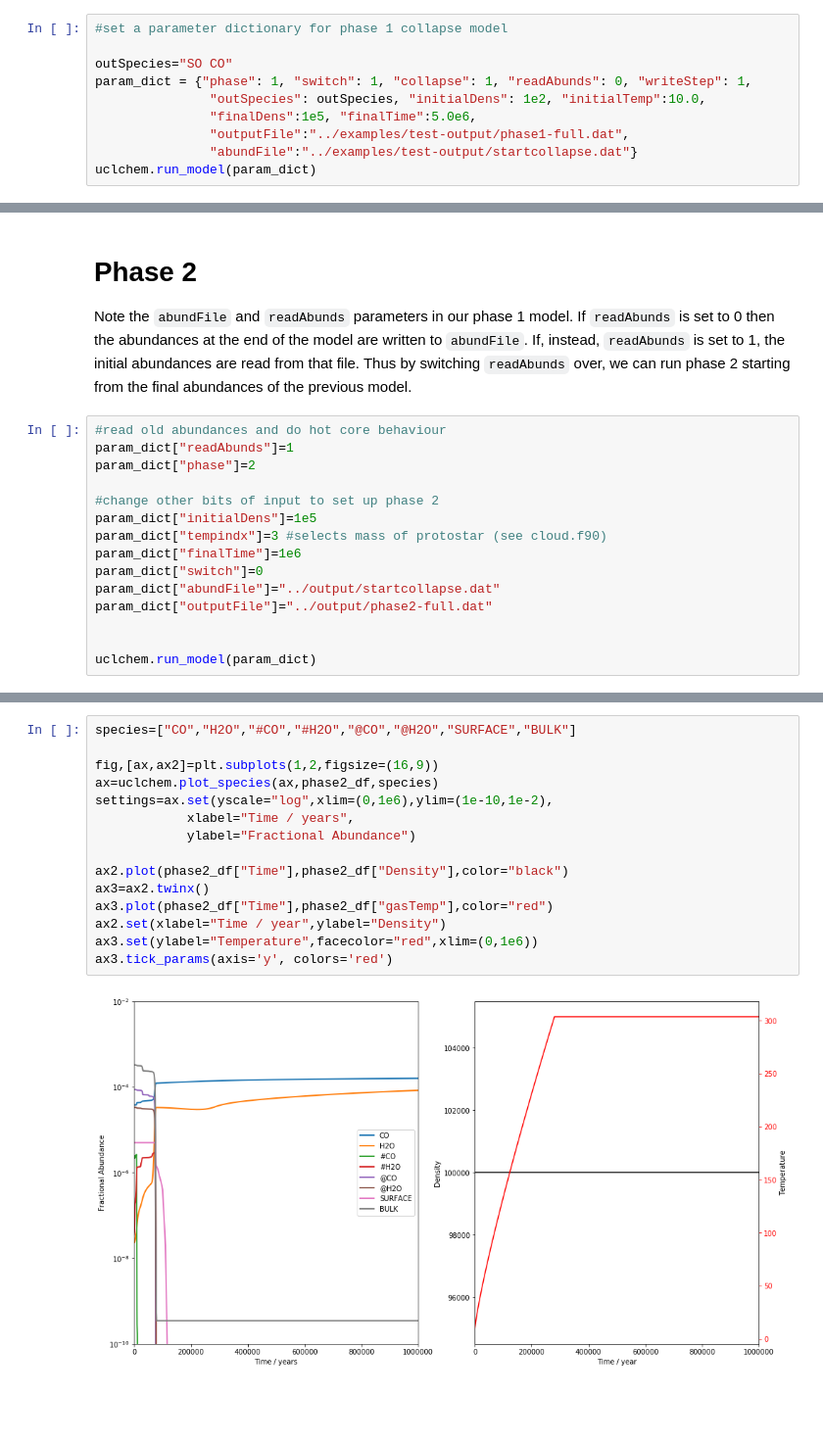
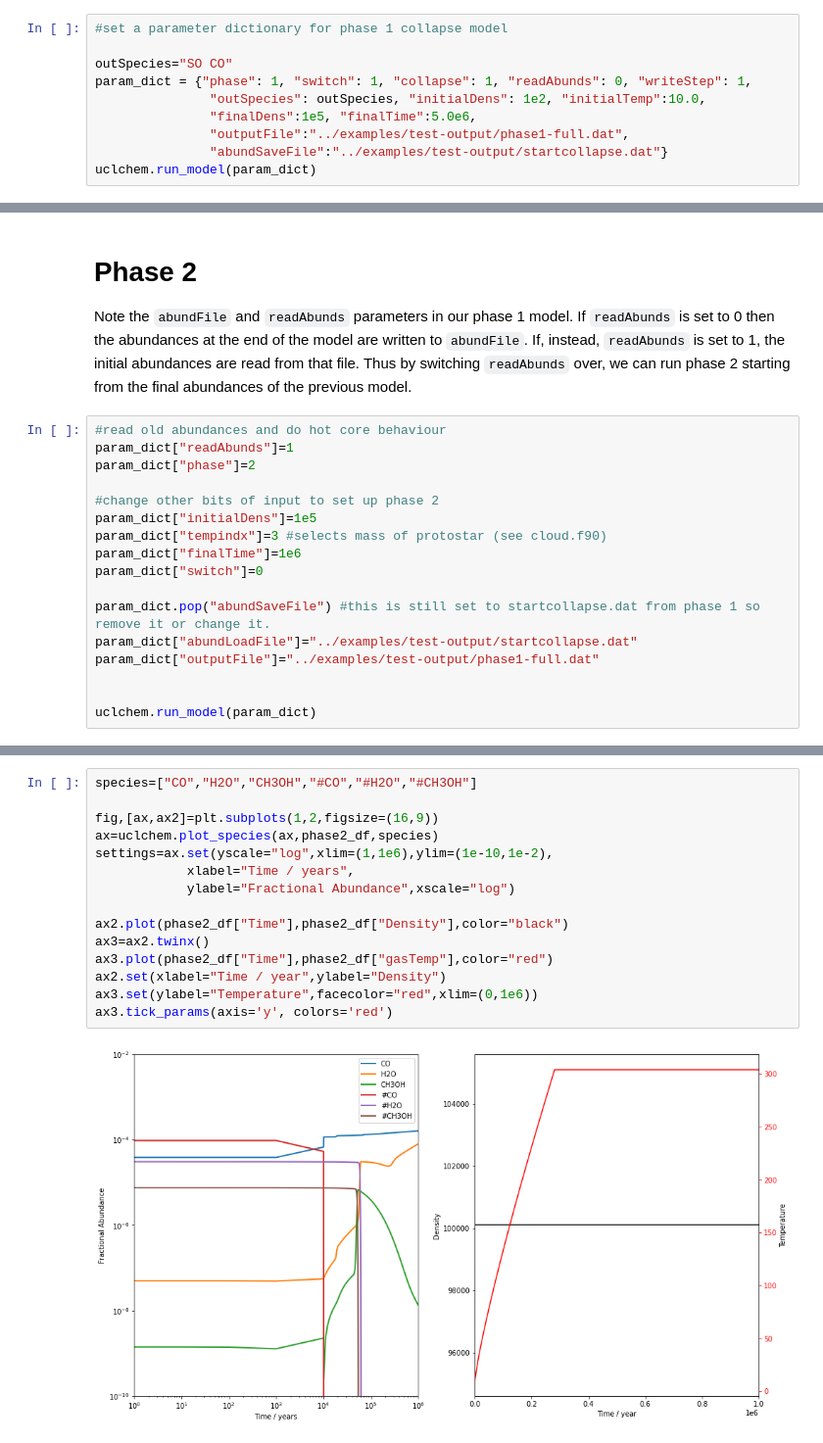
Before and after one commit to uclchem/UCLCHEM, a Jupyter notebook: Python/first_models.ipynb, the cells around one changed output, grey strips where cells are left out. Shown at 98% size. Cells and saved outputs as stored; diff of their text form; blank space fills up the shorter version.

```diff
--- a/Python/first_models.ipynb
+++ b/Python/first_models.ipynb
@@ -28,7 +28,7 @@ param_dict = {"phase": 1, "switch": 1, "collapse": 1, "readAbunds": 0, "writeSte
                "outSpecies": outSpecies, "initialDens": 1e2, "initialTemp":10.0,
                "finalDens":1e5, "finalTime":5.0e6,
                "outputFile":"../examples/test-output/phase1-full.dat",
-               "abundFile":"../examples/test-output/startcollapse.dat"}
+               "abundSaveFile":"../examples/test-output/startcollapse.dat"}
 uclchem.run_model(param_dict)
 # %% [output]
 0
@@ -65,8 +65,10 @@ param_dict["initialDens"]=1e5
 param_dict["tempindx"]=3 #selects mass of protostar (see cloud.f90)
 param_dict["finalTime"]=1e6
 param_dict["switch"]=0
-param_dict["abundFile"]="../output/startcollapse.dat"
-param_dict["outputFile"]="../output/phase2-full.dat"
+
+param_dict.pop("abundSaveFile") #this is still set to startcollapse.dat from phase 1 so remove it or change it.
+param_dict["abundLoadFile"]="../examples/test-output/startcollapse.dat"
+param_dict["outputFile"]="../examples/test-output/phase1-full.dat"
 
 
 uclchem.run_model(param_dict)
@@ -84,17 +88,17 @@ phase2_df.tail()
 # %%
-species=["CO","H2O","#CO","#H2O","@CO","@H2O","SURFACE","BULK"]
+species=["CO","H2O","CH3OH","#CO","#H2O","#CH3OH"]
 
 fig,[ax,ax2]=plt.subplots(1,2,figsize=(16,9))
 ax=uclchem.plot_species(ax,phase2_df,species)
-settings=ax.set(yscale="log",xlim=(0,1e6),ylim=(1e-10,1e-2),
+settings=ax.set(yscale="log",xlim=(1,1e6),ylim=(1e-10,1e-2),
             xlabel="Time / years",
-            ylabel="Fractional Abundance")
+            ylabel="Fractional Abundance",xscale="log")
 
 ax2.plot(phase2_df["Time"],phase2_df["Density"],color="black")
 ax3=ax2.twinx()
 ax3.plot(phase2_df["Time"],phase2_df["gasTemp"],color="red")
 ax2.set(xlabel="Time / year",ylabel="Density")
 ax3.set(ylabel="Temperature",facecolor="red",xlim=(0,1e6))
 ax3.tick_params(axis='y', colors='red')
 # %% [output]
-[figure, old version]
+[figure, new version]
```
Also changed, not shown: parts of 7 cells of this notebook, 19 other files.
